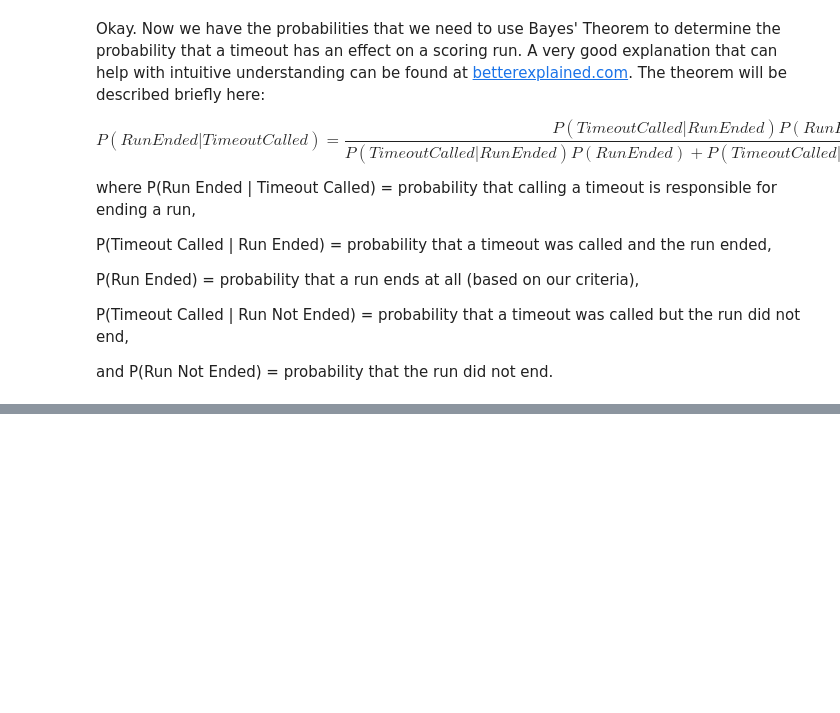
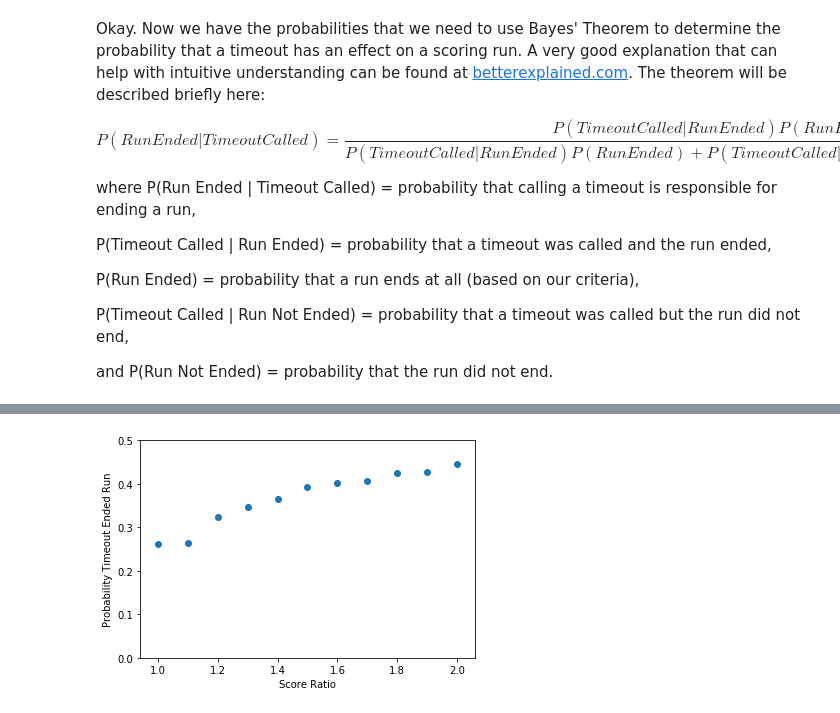
Before and after one commit to mattfred10/Timeout-Analyzer, a Jupyter notebook: Run Analyzer.ipynb, the cells around one changed output, grey strips where cells are left out. Cells and saved outputs as stored; diff of their text form; code cells hidden in the pictures; blank space fills up the shorter version.

```diff
--- a/Run Analyzer.ipynb
+++ b/Run Analyzer.ipynb
@@ -211,15 +226,21 @@ Note that free throws are not included as events in this analysis but the points
 # %%
 # Calculating the quantities described above.
 
+# List that holds the differences from each period
 differences = []
-# This list and dictionar are used to calculate the average score margin
+
+# The following list and dictionary are used to calculate the average score margin
 # Based on the above analysis and as will be discussed below, we only
 # want to analyze games that were competitive because scoring streaks are very common
 # in games where teams are not comptetitive.
-# We use a dictionary so we can identify game by game avarage score margins.
+
+# We use a dictionary so we can identify game-by-game avarage score margins.
+# key : game_id, value : average score margin
 score_margin_dict = {}
+
 # The list is only used to investigate the data
 score_margin_list = []
+
 # We could eliminate games based on margins here to speed up the analysis
 # but I'm leaving all of the data in the analysis as long as possible in case the
 # approach needs to change or the specific cutoff criteria change.
@@ -231,10 +252,6 @@ for period in periods:
     # Current score margin
     # Will be used with diff below to calculate change in score difference
     period['delta_score_margin'] = period['home_score'] - period['away_score']
-    try:
-        x = period['game_id'].values[0]
-    except:
-        print(period)
 
     try:
         average_score_margin = period['delta_score_margin'].mean()
@@ -245,7 +262,8 @@ for period in periods:
 
     # Get delta time and delta score difference
     difference = period[['time','delta_score_margin']].diff(3)
-    # Pass data forward
+
+    # Pass data forward - need to copy from the undiffed data frame
     difference['row_id'] = period['rowid']
     difference['game_id'] = period['game_id']
     difference['event'] = period['event']
@@ -260,8 +278,13 @@ for period in periods:
     difference['delta_time'] = -difference['time']
     difference['time'] = period['time']
 
+    # We get some -/+ infinities from free throws occurring across timeouts
+    # The change in score is reflected in the next event, so we convert them to not a number...
 
-    difference = difference.replace([np.inf, -np.inf], np.nan)
+    #difference = difference.replace([np.inf, -np.inf], np.nan)
+    # ...and then drop them
+    # Because we are using diff(3) the first few rows of a period cannot be calculated and give not a number
+    # so we drop them as meaningless
     difference = difference[['game_id','row_id','event','actor','home','away','home_score', 'away_score','score_margin','time','delta_time','delta_score_margin']].dropna()
     differences.append(difference)
 
@@ -532,8 +558,8 @@ for run_criterion in run_criteria:
 
     different_stop_criteria.append([run_criterion, run_stops])
 
-print(different_stop_criteria)
-for criterion in different_stop_criteria:
-    for row in criterion:
-        print(row[1])
-        print('======================')
+print(different_stop_criteria[0])
+# for criterion in different_stop_criteria:
+#     for row in criterion:
+#         print(row[1])
+#         print('======================')
@@ -671,0 +715,8 @@ print('{:.1%}'.format((slipper_timeout_and_run_stopped * run_stopped)/(slipper_t
+# %%
+plt.scatter(score_ratio_list, bayes_prob)
+plt.ylim([0,0.5])
+plt.xlabel('Score Ratio')
+plt.ylabel('Probability Timeout Ended Run')
+plt.show()
+# %% [output]
+[figure, added]
```
Also changed, not shown: parts of 24 cells of this notebook.
